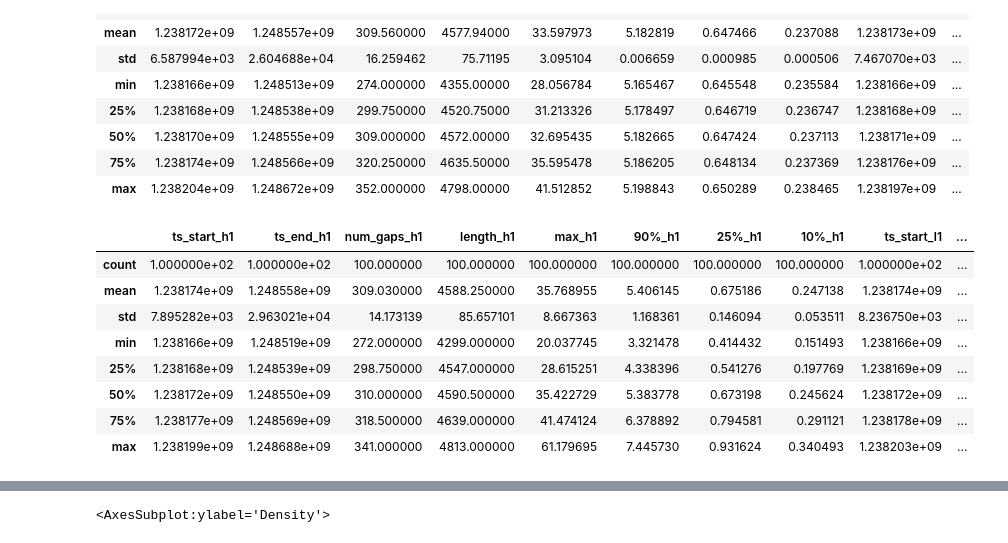
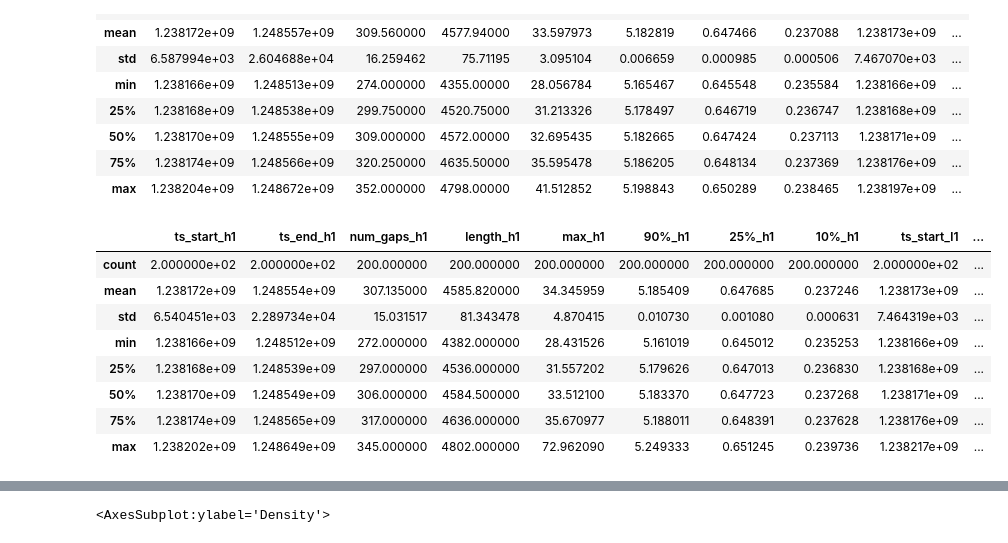
Before and after one commit to analokmaus/kaggle-g2net-2022-private, a Jupyter notebook: 01_eda.ipynb, the cells around one changed output, grey strips where cells are left out. Saved outputs shown, nothing was run; the diff lists cells and outputs as text; code cells hidden in the pictures.

```diff
--- a/01_eda.ipynb
+++ b/01_eda.ipynb
@@ -120,50 +131,50 @@ signal_summary.describe()
 | max | 1.238204e+09 | 1.248672e+09 | 352.000000 | 4798.00000 | 41.512852 | 5.198843 | 0.650289 | 0.238465 | 1.238197e+09 | ... |
 # %%
 signal_summary = []
-data_df = pd.read_csv('input/g2net-detecting-continuous-gravitational-waves/v7.csv').head(100)
+data_df = pd.read_csv('input/g2net-detecting-continuous-gravitational-waves/v9.csv').sample(200)
 for gid in tqdm(data_df['id'].values):
-    fname = Path(f'input/g2net-detecting-continuous-gravitational-waves/v7/{gid}.pickle')
+    fname = Path(f'input/g2net-detecting-continuous-gravitational-waves/v9/{gid}.pickle')
     # with h5py.File(fname, 'r') as f:
     with open(fname, 'rb') as fp:
         f = pickle.load(fp)
         freq = list(f[gid]['frequency_Hz'])
         sig_h1, time_h1 = f[gid]['H1']['SFTs']*1e22, np.array(f[gid]['H1']['timestamps_GPS'])
         sig_l1, time_l1 = f[gid]['L1']['SFTs']*1e22, np.array(f[gid]['L1']['timestamps_GPS'])
         sig_h1 = sig_h1.real ** 2 + sig_h1.imag ** 2
         sig_l1 = sig_l1.real ** 2 + sig_l1.imag ** 2
         ts_start_h1, ts_end_h1 = time_h1[0], time_h1[-1]
         ts_start_l1, ts_end_l1 = time_l1[0], time_l1[-1]
         signal_summary.append({
             'idx': gid,
             'ts_start_h1': ts_start_h1,
             'ts_end_h1': ts_end_h1,
             'num_gaps_h1': count_gaps(time_h1),
             'length_h1': len(time_h1),
             'max_h1': np.max(sig_h1),
             '90%_h1': np.percentile(sig_h1, 90),
             '25%_h1': np.percentile(sig_h1, 25),
             '10%_h1': np.percentile(sig_h1, 10),
             'ts_start_l1': ts_start_l1,
             'ts_end_l1': ts_end_l1,
             'num_gaps_l1': count_gaps(time_l1),
             'length_l1': len(time_l1),
             'max_l1': np.max(sig_l1),
             '90%_l1': np.percentile(sig_l1, 90),
             '25%_l1': np.percentile(sig_l1, 25),
             '10%_l1': np.percentile(sig_l1, 10),
         })
 signal_summary = pd.DataFrame(signal_summary)
 signal_summary.describe()
 # %% [output]
 |  | ts_start_h1 | ts_end_h1 | num_gaps_h1 | length_h1 | max_h1 | 90%_h1 | 25%_h1 | 10%_h1 | ts_start_l1 | ... |
-| count | 1.000000e+02 | 1.000000e+02 | 100.000000 | 100.000000 | 100.000000 | 100.000000 | 100.000000 | 100.000000 | 1.000000e+02 | ... |
-| mean | 1.238174e+09 | 1.248558e+09 | 309.030000 | 4588.250000 | 35.768955 | 5.406145 | 0.675186 | 0.247138 | 1.238174e+09 | ... |
-| std | 7.895282e+03 | 2.963021e+04 | 14.173139 | 85.657101 | 8.667363 | 1.168361 | 0.146094 | 0.053511 | 8.236750e+03 | ... |
-| min | 1.238166e+09 | 1.248519e+09 | 272.000000 | 4299.000000 | 20.037745 | 3.321478 | 0.414432 | 0.151493 | 1.238166e+09 | ... |
-| 25% | 1.238168e+09 | 1.248539e+09 | 298.750000 | 4547.000000 | 28.615251 | 4.338396 | 0.541276 | 0.197769 | 1.238169e+09 | ... |
-| 50% | 1.238172e+09 | 1.248550e+09 | 310.000000 | 4590.500000 | 35.422729 | 5.383778 | 0.673198 | 0.245624 | 1.238172e+09 | ... |
-| 75% | 1.238177e+09 | 1.248569e+09 | 318.500000 | 4639.000000 | 41.474124 | 6.378892 | 0.794581 | 0.291121 | 1.238178e+09 | ... |
-| max | 1.238199e+09 | 1.248688e+09 | 341.000000 | 4813.000000 | 61.179695 | 7.445730 | 0.931624 | 0.340493 | 1.238203e+09 | ... |
+| count | 2.000000e+02 | 2.000000e+02 | 200.000000 | 200.000000 | 200.000000 | 200.000000 | 200.000000 | 200.000000 | 2.000000e+02 | ... |
+| mean | 1.238172e+09 | 1.248554e+09 | 307.135000 | 4585.820000 | 34.345959 | 5.185409 | 0.647685 | 0.237246 | 1.238173e+09 | ... |
+| std | 6.540451e+03 | 2.289734e+04 | 15.031517 | 81.343478 | 4.870415 | 0.010730 | 0.001080 | 0.000631 | 7.464319e+03 | ... |
+| min | 1.238166e+09 | 1.248512e+09 | 272.000000 | 4382.000000 | 28.431526 | 5.161019 | 0.645012 | 0.235253 | 1.238166e+09 | ... |
+| 25% | 1.238168e+09 | 1.248539e+09 | 297.000000 | 4536.000000 | 31.557202 | 5.179626 | 0.647013 | 0.236830 | 1.238168e+09 | ... |
+| 50% | 1.238170e+09 | 1.248549e+09 | 306.000000 | 4584.500000 | 33.512100 | 5.183370 | 0.647723 | 0.237268 | 1.238171e+09 | ... |
+| 75% | 1.238174e+09 | 1.248565e+09 | 317.000000 | 4636.000000 | 35.670977 | 5.188011 | 0.648391 | 0.237628 | 1.238176e+09 | ... |
+| max | 1.238202e+09 | 1.248649e+09 | 345.000000 | 4802.000000 | 72.962090 | 5.249333 | 0.651245 | 0.239736 | 1.238217e+09 | ... |
 # %%
 signal_summary = []
 for gid in tqdm(test['id']):
```
Also changed, not shown: parts of 14 cells of this notebook, 15 other files.
